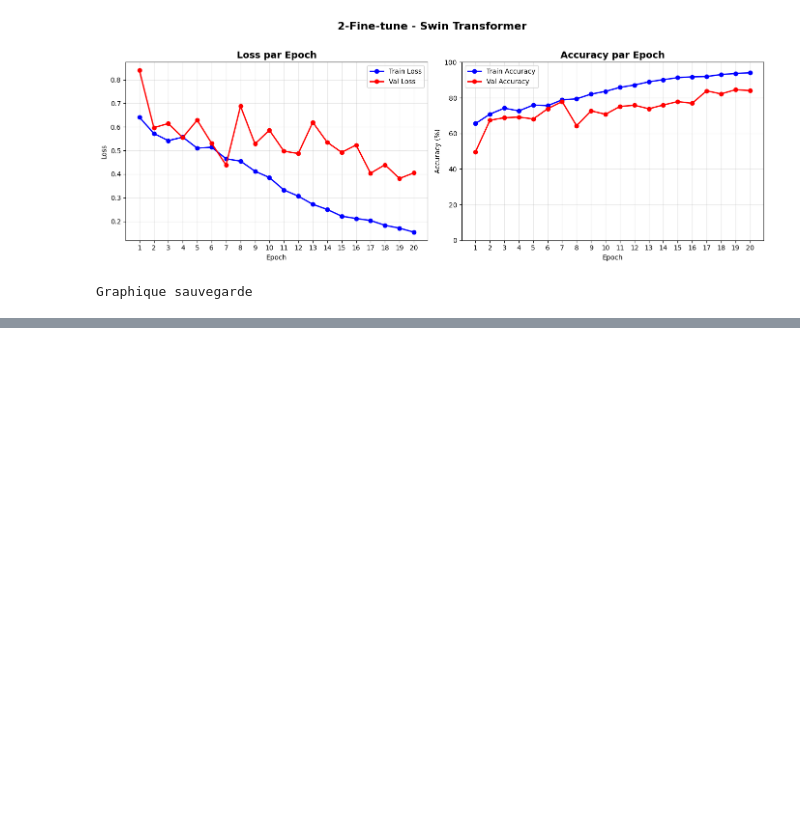
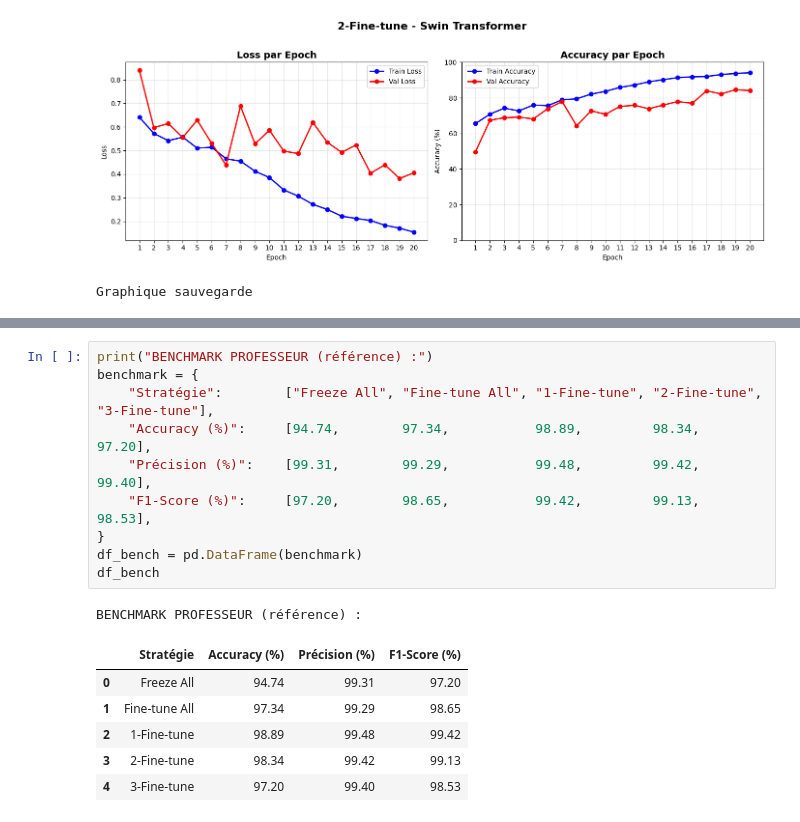
Before and after one commit to mariammouh/Computer-vision-project, a Jupyter notebook: mini-project-cv.ipynb, the cells around one changed output, grey strips where cells are left out. Cells and saved outputs as stored; diff of their text form; blank space fills up the shorter version.

```diff
--- a/mini-project-cv.ipynb
+++ b/mini-project-cv.ipynb
@@ -1250,0 +1288,18 @@ Graphique sauvegarde
+# %%
+print("BENCHMARK PROFESSEUR (référence) :")
+benchmark = {
+    "Stratégie":        ["Freeze All", "Fine-tune All", "1-Fine-tune", "2-Fine-tune", "3-Fine-tune"],
+    "Accuracy (%)":     [94.74,        97.34,           98.89,         98.34,         97.20],
+    "Précision (%)":    [99.31,        99.29,           99.48,         99.42,         99.40],
+    "F1-Score (%)":     [97.20,        98.65,           99.42,         99.13,         98.53],
+}
+df_bench = pd.DataFrame(benchmark)
+df_bench
+# %% [output]
+BENCHMARK PROFESSEUR (référence) :
+|  | Stratégie | Accuracy (%) | Précision (%) | F1-Score (%) |
+| 0 | Freeze All | 94.74 | 99.31 | 97.20 |
+| 1 | Fine-tune All | 97.34 | 99.29 | 98.65 |
+| 2 | 1-Fine-tune | 98.89 | 99.48 | 99.42 |
+| 3 | 2-Fine-tune | 98.34 | 99.42 | 99.13 |
+| 4 | 3-Fine-tune | 97.20 | 99.40 | 98.53 |
```
Also changed, not shown: parts of 5 cells of this notebook.
